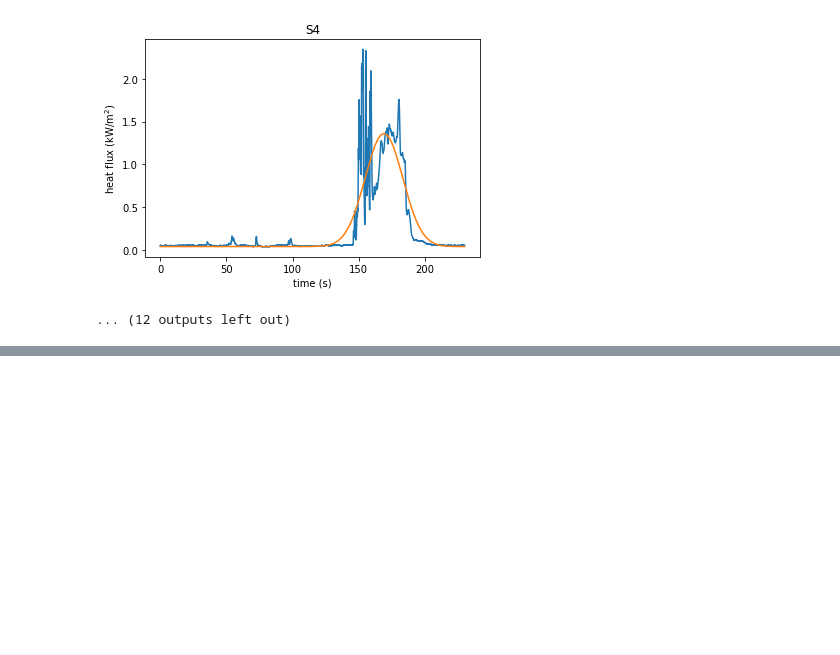
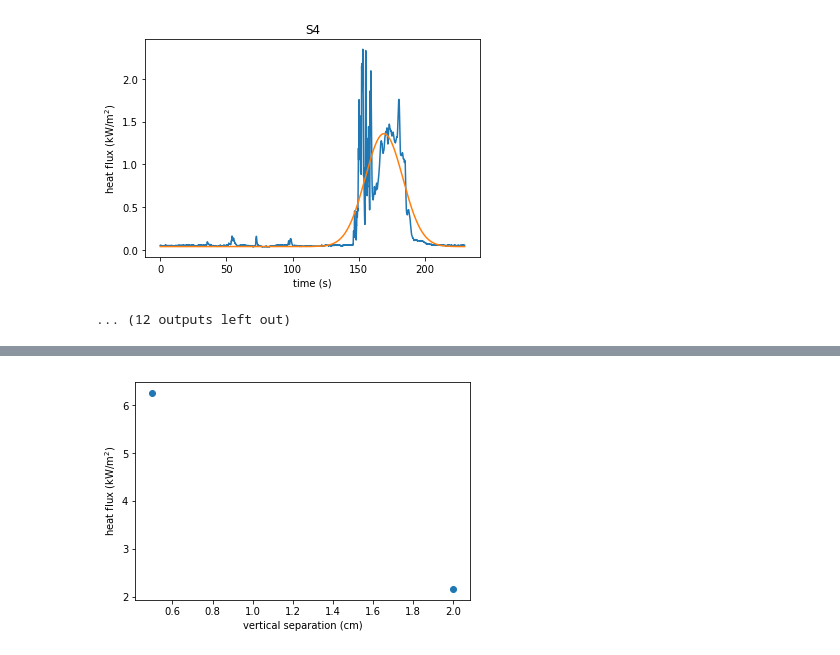
Before and after one commit to cigar-research/cigar-research, a Jupyter notebook: cedar-analysis/SBG_data_analysis.ipynb, the cells around one changed output, grey strips where cells are left out. Saved outputs shown, nothing was run; the diff lists cells and outputs as text; code cells hidden in the pictures; blank space fills up the shorter version.

```diff
--- a/cedar-analysis/SBG_data_analysis.ipynb
+++ b/cedar-analysis/SBG_data_analysis.ipynb
@@ -99,0 +125,19 @@ for m in H_msmts:
+# %%
+HE_vertdist = []
+HE_maxflux = []
+
+for m in HE_msmts:
+    HE_vertdist.append(SBG_vert_separation[m])
+    HE_maxflux.append(fit_params[m][0])
+
+HE_vertdist = np.array(HE_vertdist)
+HE_maxflux = np.array(HE_maxflux)
+
+plt.scatter(HE_vertdist, HE_maxflux)
+
+plt.xlabel("vertical separation (cm)")
+plt.ylabel("heat flux (kW/m$^2$)")
+
+plt.savefig("plots/heat_flux_vs_vert_sep_1cm_horz_sep.png", dpi=300)
+# %% [output]
+[figure, added]
```
Also changed, not shown: parts of 2 cells of this notebook, 1 other file.
